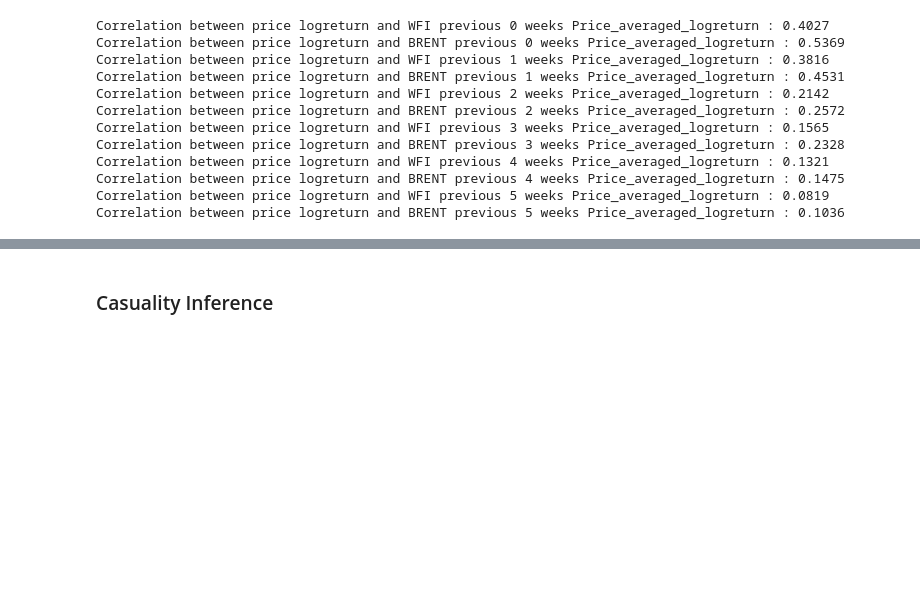
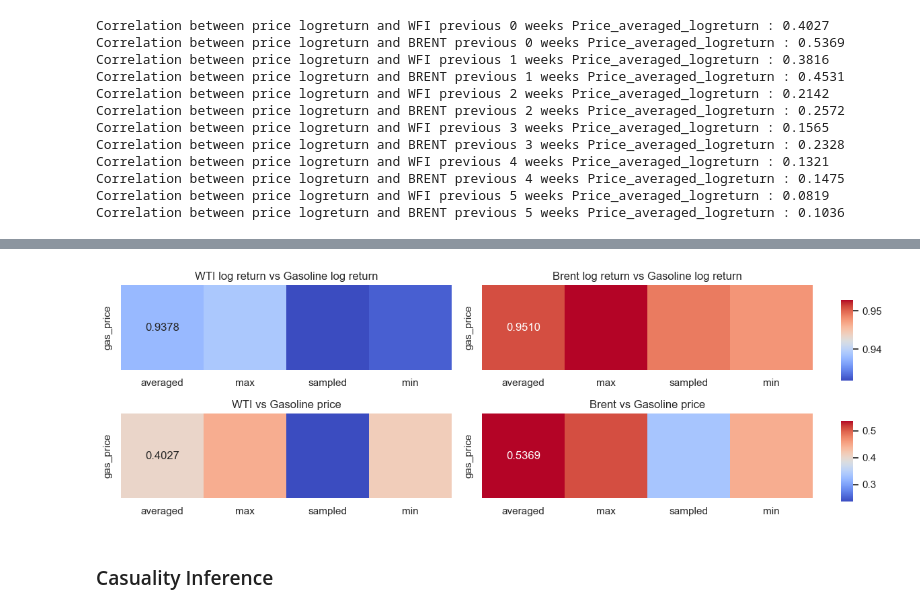
Before and after one commit to RheaBose/Citadel-women-datathon-2025, a Jupyter notebook: crude_gas_EDA.ipynb, the cells around one changed output, grey strips where cells are left out. Saved outputs shown, nothing was run; the diff lists cells and outputs as text; code cells hidden in the pictures; blank space fills up the shorter version.

```diff
--- a/crude_gas_EDA.ipynb
+++ b/crude_gas_EDA.ipynb
@@ -463,2 +284,62 @@ plt.show()
+# %%
+fig, axs = plt.subplots(2, 2, figsize=(12, 4))
+
+columns = [
+    'Price',
+    'Price_averaged',
+    'Price_max',
+    'Price_sampled',
+    'Price_min'
+]
+
+col_ab = [col[6:] for col in columns[1:]]
+
+# ---- First row: Log return correlations ----
+# Shared vmin/vmax for log return\
+wti_correlation_matrix = WTI_gas[columns].corr(method='pearson').loc[['Price'], columns[1:]]
+bre_correlation_matrix = BRENT_gas[columns].corr(method='pearson').loc[['Price'], columns[1:]]
+
+vmin_log = min(wti_correlation_matrix.min().min(), bre_correlation_matrix.min().min())
+vmax_log = max(wti_correlation_matrix.max().max(), bre_correlation_matrix.max().max())
+
+sns.heatmap(wti_correlation_matrix, annot=True, cmap='coolwarm', fmt=".4f",
+            ax=axs[0, 0], cbar=False, vmin=vmin_log, vmax=vmax_log)
+axs[0, 0].set_title("WTI log return vs Gasoline log return")
+axs[0, 0].set_xticklabels(col_ab)
+axs[0, 0].set_yticklabels(['gas_price'])
+
+sns.heatmap(bre_correlation_matrix, annot=True, cmap='coolwarm', fmt=".4f",
+            ax=axs[0, 1], cbar=True, cbar_ax=fig.add_axes([0.93, 0.55, 0.015, 0.3]),
+            vmin=vmin_log, vmax=vmax_log)
+axs[0, 1].set_title("Brent log return vs Gasoline log return")
+axs[0, 1].set_xticklabels(col_ab)
+axs[0, 1].set_yticklabels(['gas_price'])
+
+# ---- Second row: Raw price correlations ----
+# Shared vmin/vmax for raw price
+
+wti_correlation_matrix_logreturn = WTI_gas[columns_logreturn].corr(method='pearson').loc[['Price_logreturn'], columns_logreturn[1:]]
+bre_correlation_matrix_logreturn = BRENT_gas[columns_logreturn].corr(method='pearson').loc[['Price_logreturn'], columns_logreturn[1:]]
+
+vmin_raw = min(wti_correlation_matrix_logreturn.min().min(), bre_correlation_matrix_logreturn.min().min())
+vmax_raw = max(wti_correlation_matrix_logreturn.max().max(), bre_correlation_matrix_logreturn.max().max())
+
+sns.heatmap(wti_correlation_matrix_logreturn, annot=True, cmap='coolwarm', fmt=".4f",
+            ax=axs[1, 0], cbar=False, vmin=vmin_raw, vmax=vmax_raw)
+axs[1, 0].set_title("WTI vs Gasoline price")
+axs[1, 0].set_xticklabels(col_ab, rotation=0)
+axs[1, 0].set_yticklabels(['gas_price'])
+
+sns.heatmap(bre_correlation_matrix_logreturn, annot=True, cmap='coolwarm', fmt=".4f",
+            ax=axs[1, 1], cbar=True, cbar_ax=fig.add_axes([0.93, 0.1, 0.015, 0.3]),
+            vmin=vmin_raw, vmax=vmax_raw)
+axs[1, 1].set_title("Brent vs Gasoline price")
+axs[1, 1].set_xticklabels(col_ab, rotation=0)
+axs[1, 1].set_yticklabels(['gas_price'])
+
+plt.tight_layout(rect=[0, 0, 0.91, 1])
+plt.show()
+# %% [output]
+[figure, added]
 # %% [markdown]
 ### Casuality Inference
```
Also changed, not shown: parts of 22 cells of this notebook, 4 other files.
